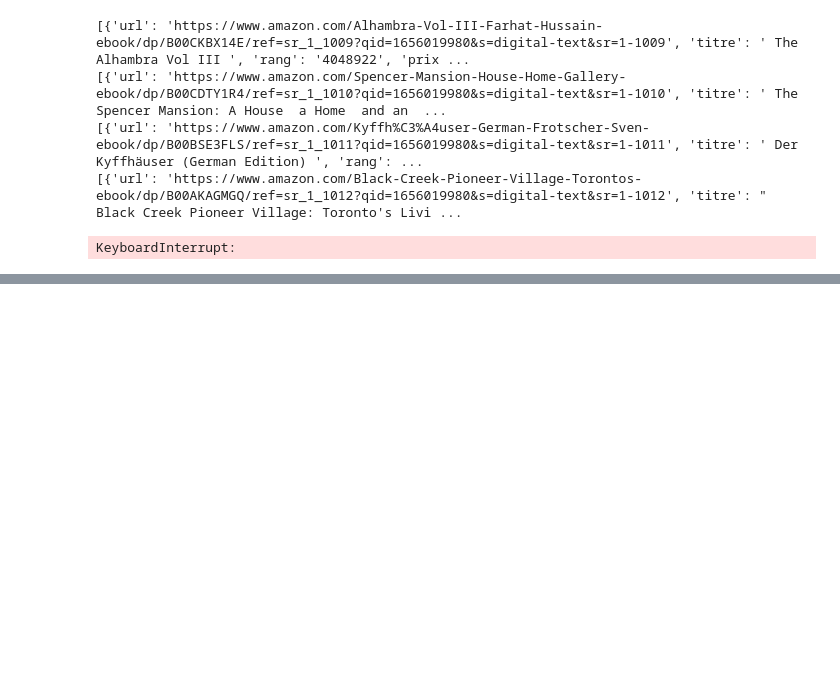
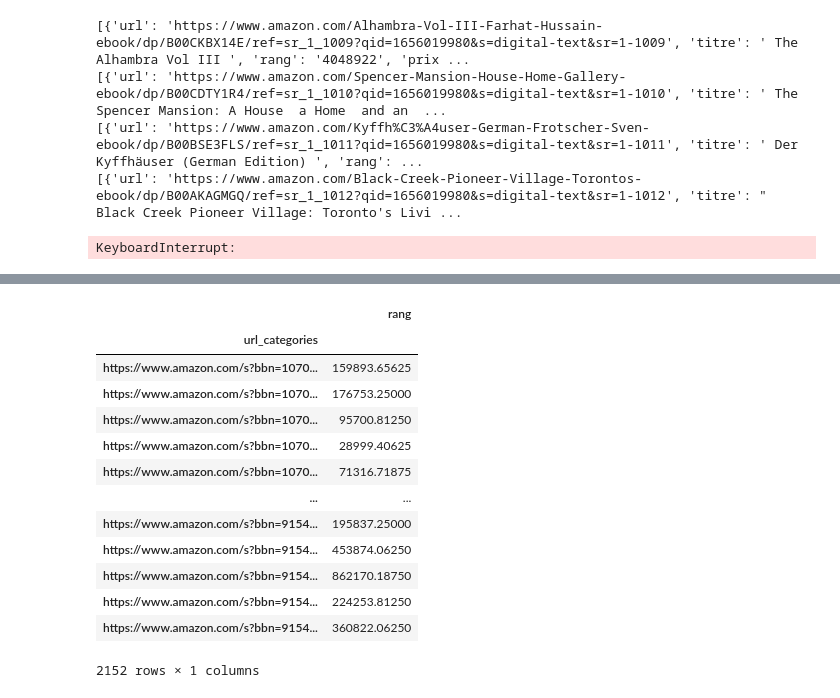
Before and after one commit to thomasgassin/kindle-scrapper, a Jupyter notebook: notebooks/NoteBook.ipynb, the cells around one changed output, grey strips where cells are left out. Saved outputs shown, nothing was run; the diff lists cells and outputs as text; code cells hidden in the pictures; blank space fills up the shorter version.

```diff
--- a/notebooks/NoteBook.ipynb
+++ b/notebooks/NoteBook.ipynb
@@ -1381,0 +1399,17 @@ data2
+# %%
+data.groupby(['url_categories'])['rang'].mean().to_frame()
+# %% [output]
+|  | rang |
+| url_categories |  |
+| https://www.amazon.com/s?bbn=1070... | 159893.65625 |
+| https://www.amazon.com/s?bbn=1070... | 176753.25000 |
+| https://www.amazon.com/s?bbn=1070... | 95700.81250 |
+| https://www.amazon.com/s?bbn=1070... | 28999.40625 |
+| https://www.amazon.com/s?bbn=1070... | 71316.71875 |
+| ... | ... |
+| https://www.amazon.com/s?bbn=9154... | 195837.25000 |
+| https://www.amazon.com/s?bbn=9154... | 453874.06250 |
+| https://www.amazon.com/s?bbn=9154... | 862170.18750 |
+| https://www.amazon.com/s?bbn=9154... | 224253.81250 |
+| https://www.amazon.com/s?bbn=9154... | 360822.06250 |
+2152 rows × 1 columns
```
Also changed, not shown: parts of 26 cells of this notebook, 1 other file.
